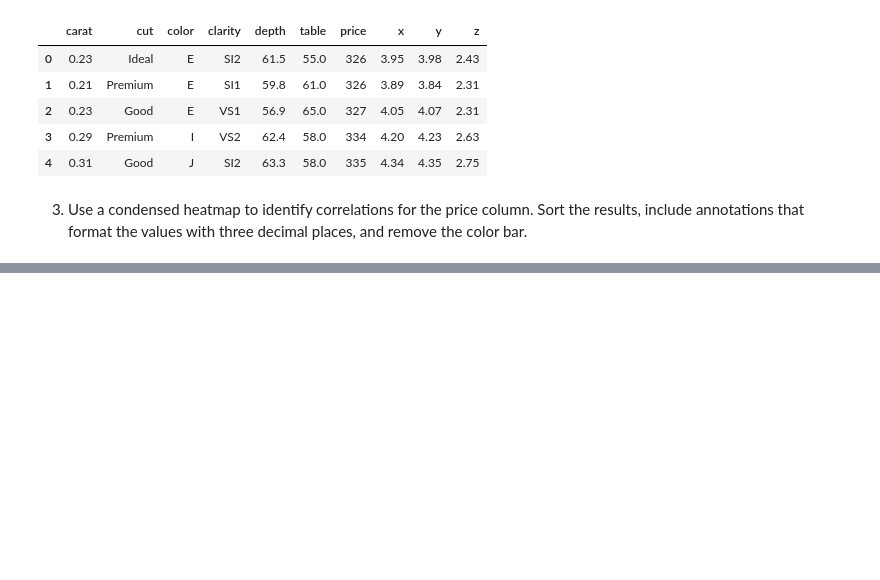
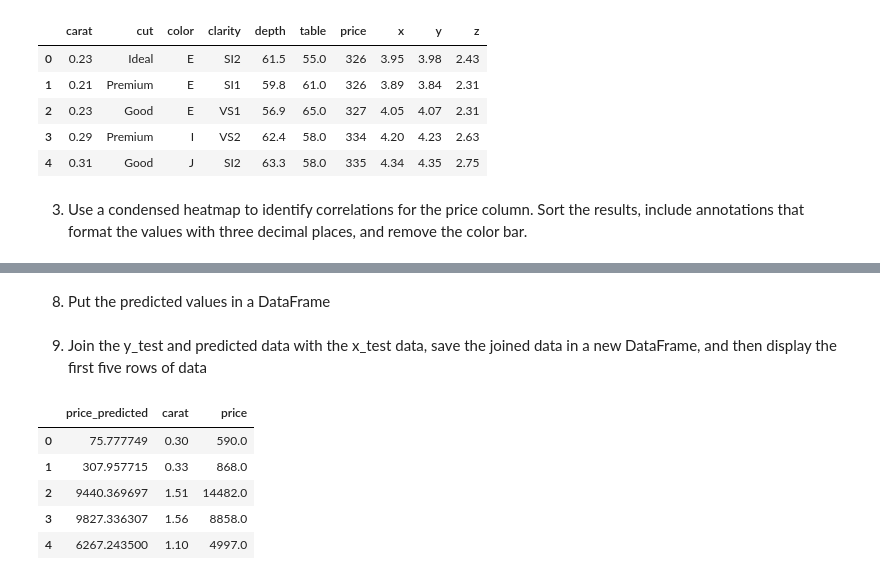
Before and after one commit to zachrousseau/SEC.407.AdvancedPython, a Jupyter notebook: Rousseau.Assignment.10/Rousseau.Assignment.10.Program.01.ipynb, the cells around one changed output, grey strips where cells are left out. Saved outputs shown, nothing was run; the diff lists cells and outputs as text; code cells hidden in the pictures; blank space fills up the shorter version.

```diff
--- a/Rousseau.Assignment.10/Rousseau.Assignment.10.Program.01.ipynb
+++ b/Rousseau.Assignment.10/Rousseau.Assignment.10.Program.01.ipynb
@@ -45,0 +72,2 @@ diamonds.corr()[['price']].round()
+# %% [markdown]
+8. Put the predicted values in a DataFrame
@@ -45,0 +76,13 @@ diamonds.corr()[['price']].round()
+# %% [markdown]
+9. Join the y_test and predicted data with the x_test data, save the joined data in a new DataFrame, and
+then display the first five rows of data
+# %%
+combined = predicted.join([x_test.reset_index(drop=True), y_test.reset_index(drop=True)])
+combined.head(5)
+# %% [output]
+|  | price_predicted | carat | price |
+| 0 | 75.777749 | 0.30 | 590.0 |
+| 1 | 307.957715 | 0.33 | 868.0 |
+| 2 | 9440.369697 | 1.51 | 14482.0 |
+| 3 | 9827.336307 | 1.56 | 8858.0 |
+| 4 | 6267.243500 | 1.10 | 4997.0 |
```
Also changed, not shown: parts of 15 cells of this notebook, 2 other files.
